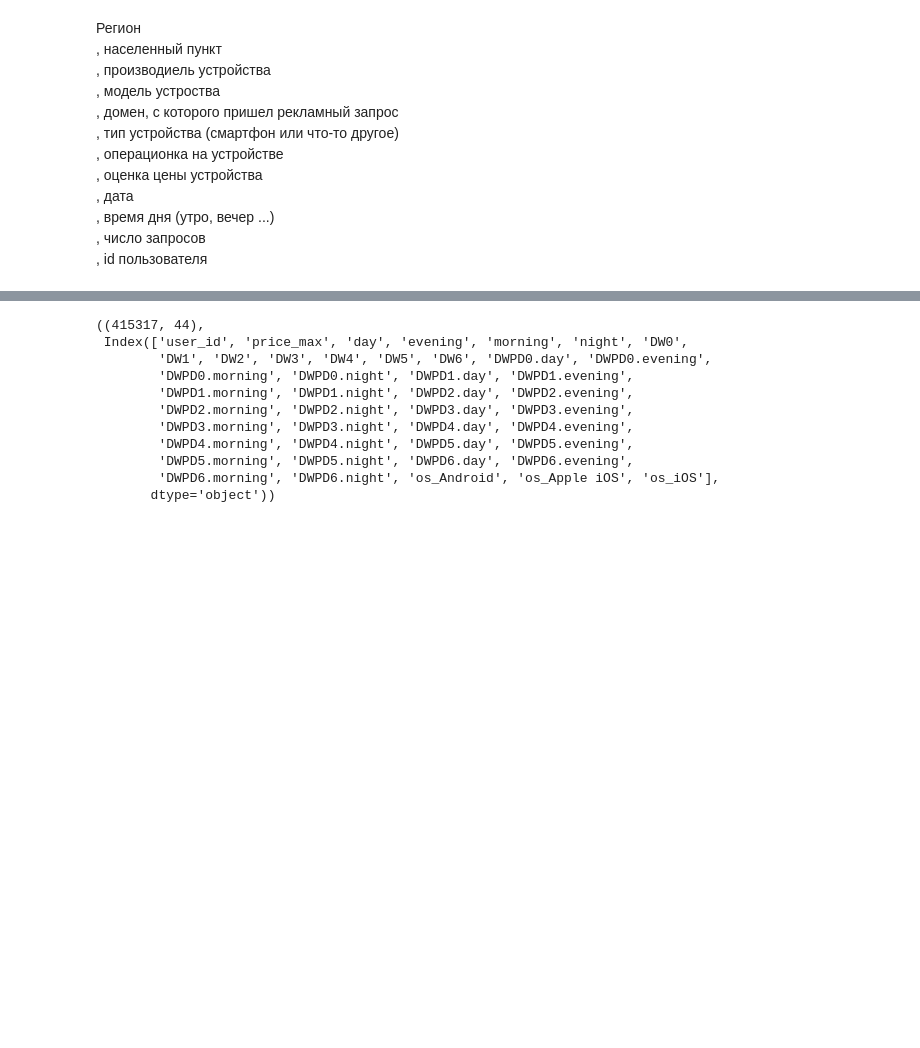
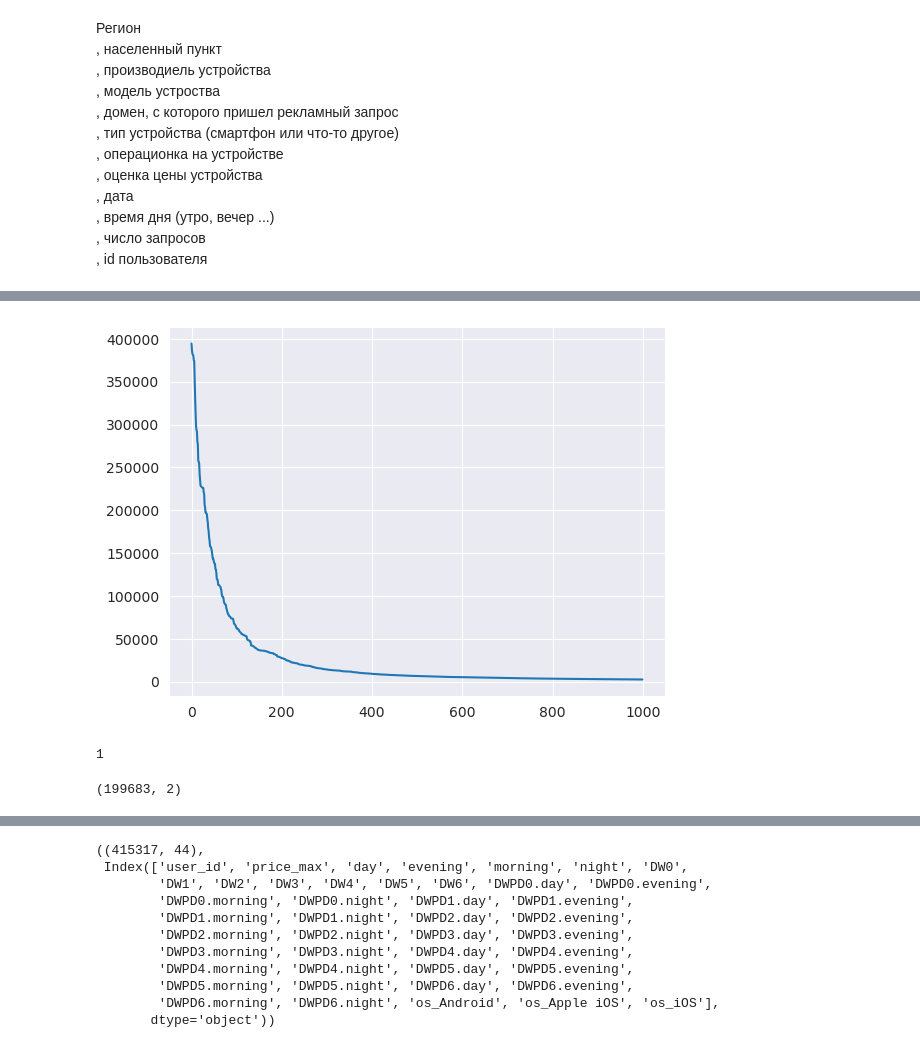
Before and after one commit to SorokinV/Challenge-MTS-2023, a Jupyter notebook: Data-Arch/Context_Baseline_Public.ipynb, the cells around one changed output, grey strips where cells are left out. Drawn from its saved outputs; the diff is of its cells as text; code cells hidden in the pictures; blank space fills up the shorter version.

```diff
--- a/Data-Arch/Context_Baseline_Public.ipynb
+++ b/Data-Arch/Context_Baseline_Public.ipynb
@@ -117,5 +131,20 @@ data_agg.columns, data_aggB.columns, data_aggZ.columns
  Index(['cpe_model_os_type_max', 'price_max', 'city_name_max',
         'region_name_max', 'request_cnt_mean', 'request_cnt_sum', 'user_id'],
        dtype='object'))
+# %%
+aa=data_agg[['url_host','user_id']].groupby(['url_host']).count().sort_values('user_id',ascending=False).reset_index()
+# %%
+import matplotlib.pyplot as mat
+
+mat.plot(aa.user_id[:1000]);
+mat.show()
+aa.user_id[135000]
+# %% [output]
+[figure, added]
+1
+# %%
+aa.shape
+# %% [output]
+(199683, 2)
 # %%
 urls_hosts_max=data_agg[['url_host','user_id']].groupby(['url_host']).count().\
```
Also changed, not shown: parts of 9 cells of this notebook, 1 other file.
